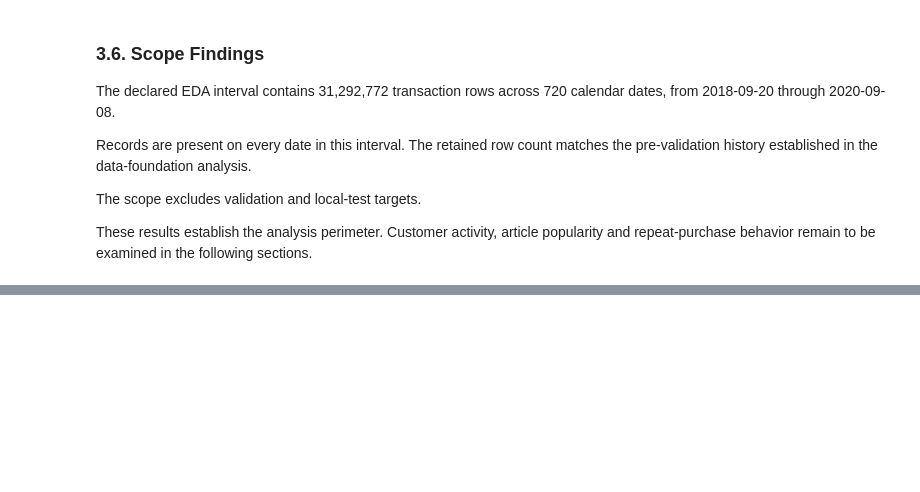
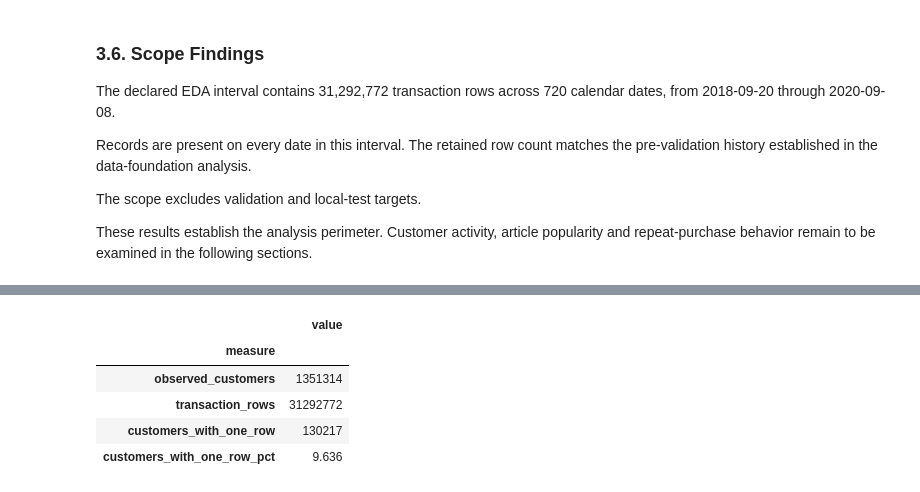
Before and after one commit to Songhai9/atelier-ai-project, a Jupyter notebook: notebooks/behavioral_eda.ipynb, the cells around one changed output, grey strips where cells are left out. Saved outputs shown, nothing was run; the diff lists cells and outputs as text; code cells hidden in the pictures; blank space fills up the shorter version.

```diff
--- a/notebooks/behavioral_eda.ipynb
+++ b/notebooks/behavioral_eda.ipynb
@@ -423,0 +522,58 @@ examined in the following sections.
+# %%
+customer_activity = (
+    pd.Series(
+        customer_row_counts,
+        name="transaction_rows",
+        dtype="int64",
+    )
+    .rename_axis("customer_id")
+    .reset_index()
+)
+
+customer_activity["customer_id"] = (
+    customer_activity["customer_id"].astype("string")
+)
+
+del customer_row_counts
+
+customer_rows_total = int(
+    customer_activity["transaction_rows"].sum()
+)
+
+if not (
+    customer_rows_total
+    == customer_rows_scanned
+    == eda_transaction_rows
+):
+    raise ValueError(
+        "Customer counts do not reconcile "
+        "with the established EDA scope."
+    )
+
+observed_customers = len(customer_activity)
+single_row_customers = int(
+    customer_activity["transaction_rows"].eq(1).sum()
+)
+
+customer_frequency_summary = pd.Series(
+    {
+        "observed_customers": observed_customers,
+        "transaction_rows": customer_rows_total,
+        "customers_with_one_row": single_row_customers,
+        "customers_with_one_row_pct": round(
+            100 * single_row_customers / observed_customers,
+            3,
+        ),
+    },
+    name="value",
+    dtype="object",
+).rename_axis("measure").to_frame()
+
+customer_frequency_summary
+# %% [output]
+|  | value |
+| measure |  |
+| observed_customers | 1351314 |
+| transaction_rows | 31292772 |
+| customers_with_one_row | 130217 |
+| customers_with_one_row_pct | 9.636 |
```
Also changed, not shown: parts of 11 cells of this notebook.
